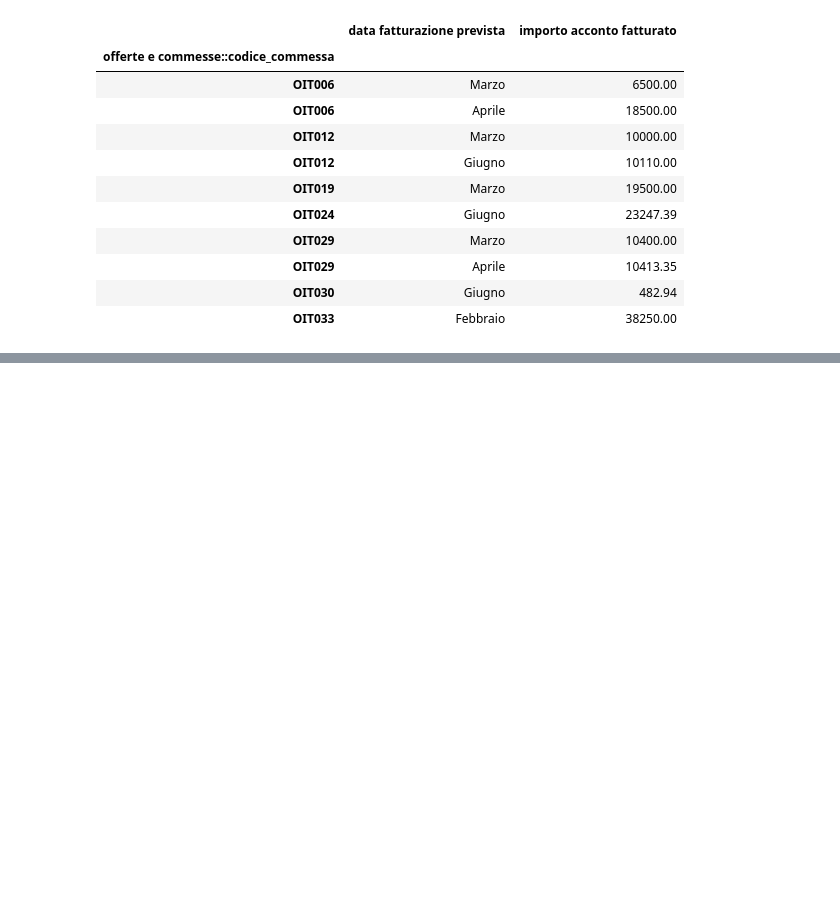
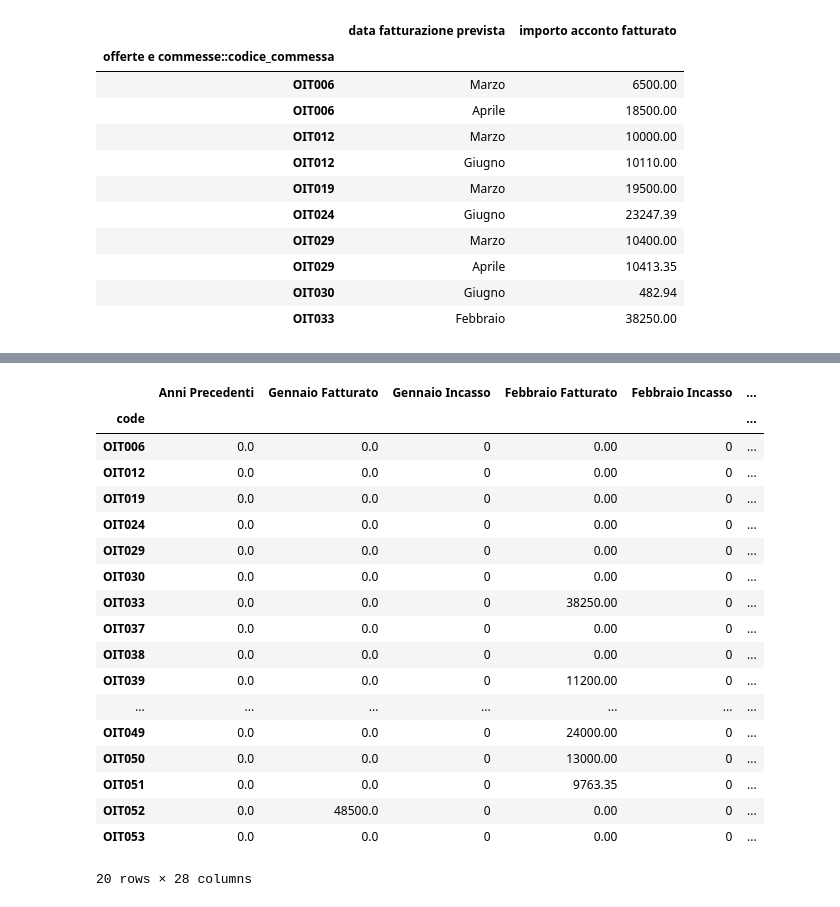
Before and after one commit to itsPeetah-archive/mm-pandas-cfconv, a Jupyter notebook: tests.ipynb, the cells around one changed output, grey strips where cells are left out. Cells and saved outputs as stored; diff of their text form; code cells hidden in the pictures; blank space fills up the shorter version.

```diff
--- a/tests.ipynb
+++ b/tests.ipynb
@@ -99,0 +169,22 @@ currMonthly.to_excel("test.xlsx")
+# %%
+f2
+# %% [output]
+|  | Anni Precedenti | Gennaio Fatturato | Gennaio Incasso | Febbraio Fatturato | Febbraio Incasso | ... |
+| code |  |  |  |  |  | ... |
+| OIT006 | 0.0 | 0.0 | 0 | 0.00 | 0 | ... |
+| OIT012 | 0.0 | 0.0 | 0 | 0.00 | 0 | ... |
+| OIT019 | 0.0 | 0.0 | 0 | 0.00 | 0 | ... |
+| OIT024 | 0.0 | 0.0 | 0 | 0.00 | 0 | ... |
+| OIT029 | 0.0 | 0.0 | 0 | 0.00 | 0 | ... |
+| OIT030 | 0.0 | 0.0 | 0 | 0.00 | 0 | ... |
+| OIT033 | 0.0 | 0.0 | 0 | 38250.00 | 0 | ... |
+| OIT037 | 0.0 | 0.0 | 0 | 0.00 | 0 | ... |
+| OIT038 | 0.0 | 0.0 | 0 | 0.00 | 0 | ... |
+| OIT039 | 0.0 | 0.0 | 0 | 11200.00 | 0 | ... |
+| ... | ... | ... | ... | ... | ... | ... |
+| OIT049 | 0.0 | 0.0 | 0 | 24000.00 | 0 | ... |
+| OIT050 | 0.0 | 0.0 | 0 | 13000.00 | 0 | ... |
+| OIT051 | 0.0 | 0.0 | 0 | 9763.35 | 0 | ... |
+| OIT052 | 0.0 | 48500.0 | 0 | 0.00 | 0 | ... |
+| OIT053 | 0.0 | 0.0 | 0 | 0.00 | 0 | ... |
+20 rows × 28 columns
```
Also changed, not shown: parts of 10 cells of this notebook, 4 other files.
